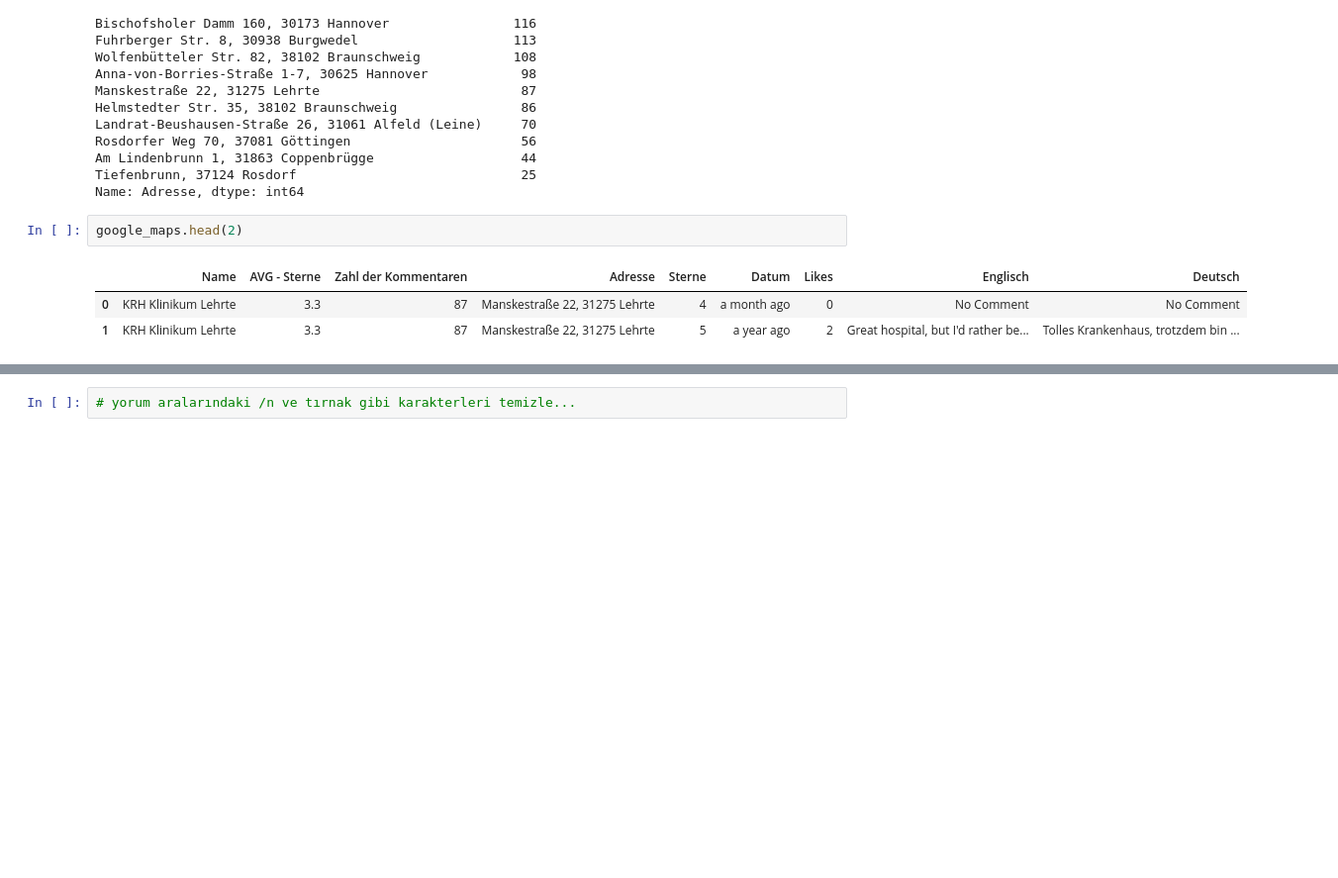
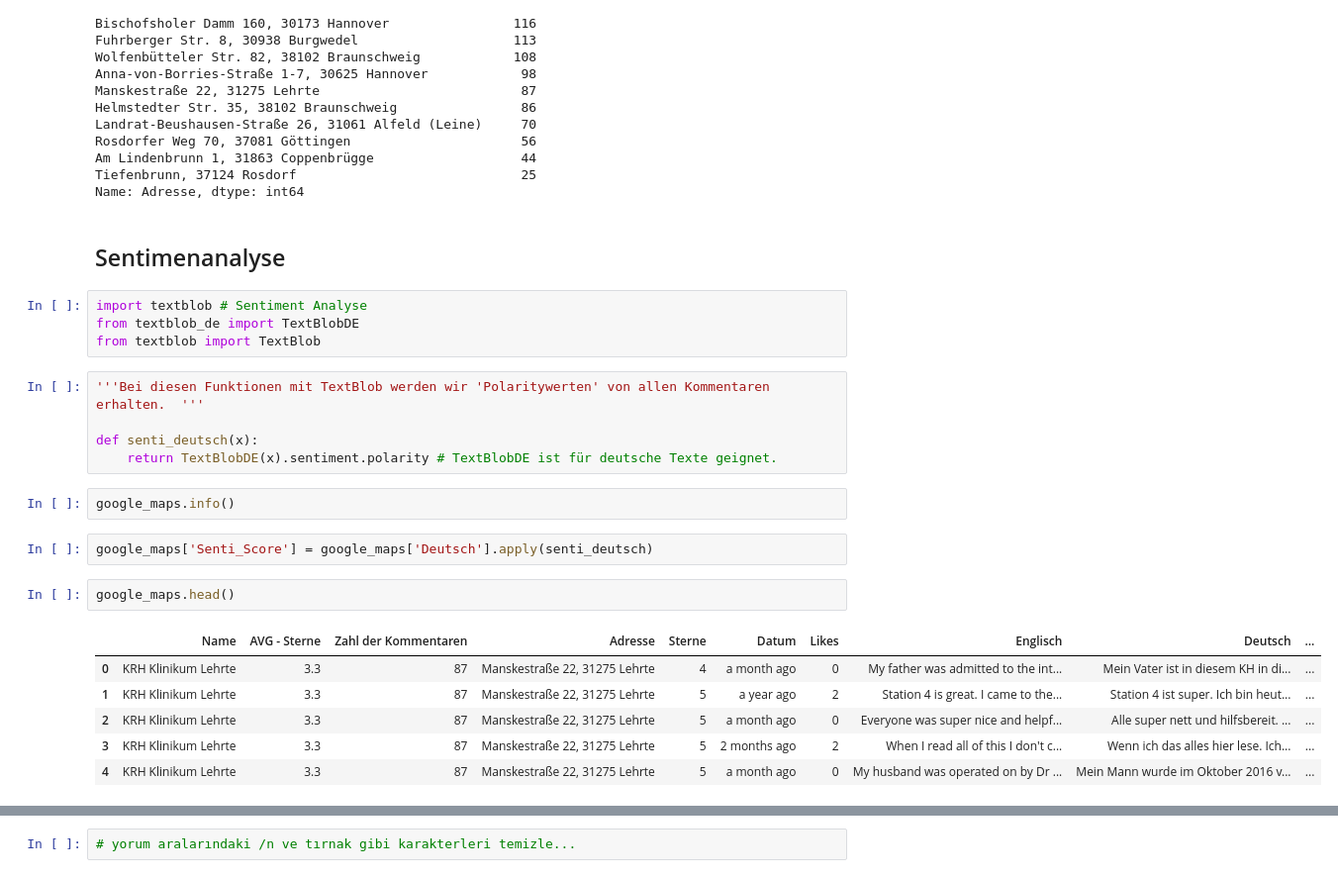
Before and after one commit to Tanerrr/Klinify, a Jupyter notebook: Data Cleaning.ipynb, the cells around one changed output, grey strips where cells are left out. Shown at 99% size. Drawn from its saved outputs; the diff is of its cells as text; blank space fills up the shorter version.

Commit message:
Machine Learning - Sentiment - Cluster

```diff
--- a/Data Cleaning.ipynb
+++ b/Data Cleaning.ipynb
@@ -131,9 +172,27 @@ Rosdorfer Weg 70, 37081 Göttingen                      56
 Am Lindenbrunn 1, 31863 Coppenbrügge                   44
 Tiefenbrunn, 37124 Rosdorf                             25
 Name: Adresse, dtype: int64
+# %% [markdown]
+## Sentimenanalyse
+# %%
+import textblob # Sentiment Analyse
+from textblob_de import TextBlobDE
+from textblob import TextBlob
+# %%
+'''Bei diesen Funktionen mit TextBlob werden wir 'Polaritywerten' von allen Kommentaren  erhalten.  '''
+
+def senti_deutsch(x):
+    return TextBlobDE(x).sentiment.polarity # TextBlobDE ist für deutsche Texte geignet.
+# %%
+google_maps.info()
+# %%
+google_maps['Senti_Score'] = google_maps['Deutsch'].apply(senti_deutsch)
 # %%
-google_maps.head(2)
+google_maps.head()
 # %% [output]
-|  | Name | AVG - Sterne | Zahl der Kommentaren | Adresse | Sterne | Datum | Likes | Englisch | Deutsch |
-| 0 | KRH Klinikum Lehrte | 3.3 | 87 | Manskestraße 22, 31275 Lehrte | 4 | a month ago | 0 | No Comment | No Comment |
-| 1 | KRH Klinikum Lehrte | 3.3 | 87 | Manskestraße 22, 31275 Lehrte | 5 | a year ago | 2 | Great hospital, but I'd rather be... | Tolles Krankenhaus, trotzdem bin ... |
+|  | Name | AVG - Sterne | Zahl der Kommentaren | Adresse | Sterne | Datum | Likes | Englisch | Deutsch | ... |
+| 0 | KRH Klinikum Lehrte | 3.3 | 87 | Manskestraße 22, 31275 Lehrte | 4 | a month ago | 0 | My father was admitted to the int... | Mein Vater ist in diesem KH in di... | ... |
+| 1 | KRH Klinikum Lehrte | 3.3 | 87 | Manskestraße 22, 31275 Lehrte | 5 | a year ago | 2 | Station 4 is great. I came to the... | Station 4 ist super. Ich bin heut... | ... |
+| 2 | KRH Klinikum Lehrte | 3.3 | 87 | Manskestraße 22, 31275 Lehrte | 5 | a month ago | 0 | Everyone was super nice and helpf... | Alle super nett und hilfsbereit. ... | ... |
+| 3 | KRH Klinikum Lehrte | 3.3 | 87 | Manskestraße 22, 31275 Lehrte | 5 | 2 months ago | 2 | When I read all of this I don't c... | Wenn ich das alles hier lese. Ich... | ... |
+| 4 | KRH Klinikum Lehrte | 3.3 | 87 | Manskestraße 22, 31275 Lehrte | 5 | a month ago | 0 | My husband was operated on by Dr ... | Mein Mann wurde im Oktober 2016 v... | ... |
```
Also changed, not shown: parts of 36 cells of this notebook, 1 other file.
